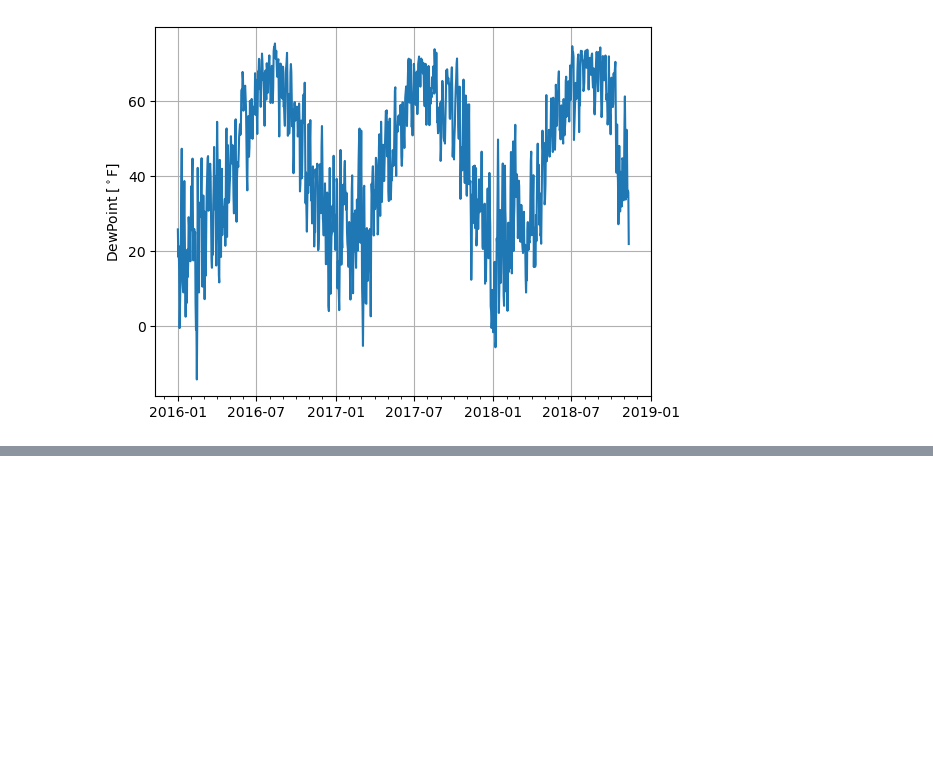
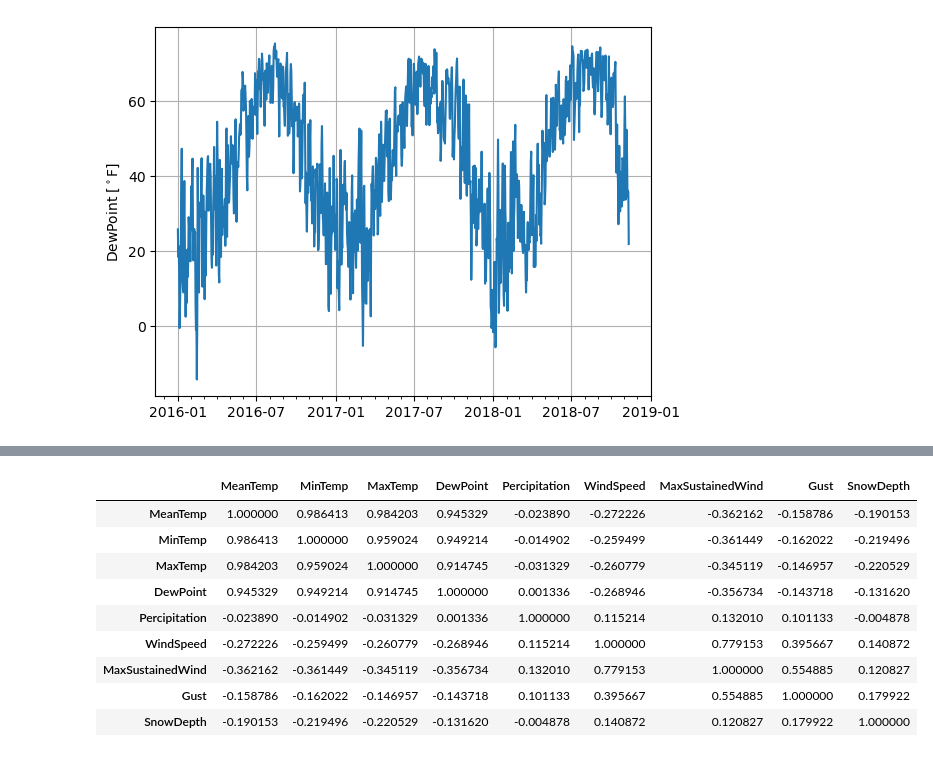
Before and after one commit to ericschwen/weather_311, a Jupyter notebook: weather_exploration.ipynb, the cells around one changed output, grey strips where cells are left out. Drawn from its saved outputs; the diff is of its cells as text; code cells hidden in the pictures; blank space fills up the shorter version.

```diff
--- a/weather_exploration.ipynb
+++ b/weather_exploration.ipynb
@@ -345,0 +360,13 @@ plt.show()
+# %%
+df.corr(numeric_only=True)
+# %% [output]
+|  | MeanTemp | MinTemp | MaxTemp | DewPoint | Percipitation | WindSpeed | MaxSustainedWind | Gust | SnowDepth |
+| MeanTemp | 1.000000 | 0.986413 | 0.984203 | 0.945329 | -0.023890 | -0.272226 | -0.362162 | -0.158786 | -0.190153 |
+| MinTemp | 0.986413 | 1.000000 | 0.959024 | 0.949214 | -0.014902 | -0.259499 | -0.361449 | -0.162022 | -0.219496 |
+| MaxTemp | 0.984203 | 0.959024 | 1.000000 | 0.914745 | -0.031329 | -0.260779 | -0.345119 | -0.146957 | -0.220529 |
+| DewPoint | 0.945329 | 0.949214 | 0.914745 | 1.000000 | 0.001336 | -0.268946 | -0.356734 | -0.143718 | -0.131620 |
+| Percipitation | -0.023890 | -0.014902 | -0.031329 | 0.001336 | 1.000000 | 0.115214 | 0.132010 | 0.101133 | -0.004878 |
+| WindSpeed | -0.272226 | -0.259499 | -0.260779 | -0.268946 | 0.115214 | 1.000000 | 0.779153 | 0.395667 | 0.140872 |
+| MaxSustainedWind | -0.362162 | -0.361449 | -0.345119 | -0.356734 | 0.132010 | 0.779153 | 1.000000 | 0.554885 | 0.120827 |
+| Gust | -0.158786 | -0.162022 | -0.146957 | -0.143718 | 0.101133 | 0.395667 | 0.554885 | 1.000000 | 0.179922 |
+| SnowDepth | -0.190153 | -0.219496 | -0.220529 | -0.131620 | -0.004878 | 0.140872 | 0.120827 | 0.179922 | 1.000000 |
```
Also changed, not shown: parts of 21 cells of this notebook.
